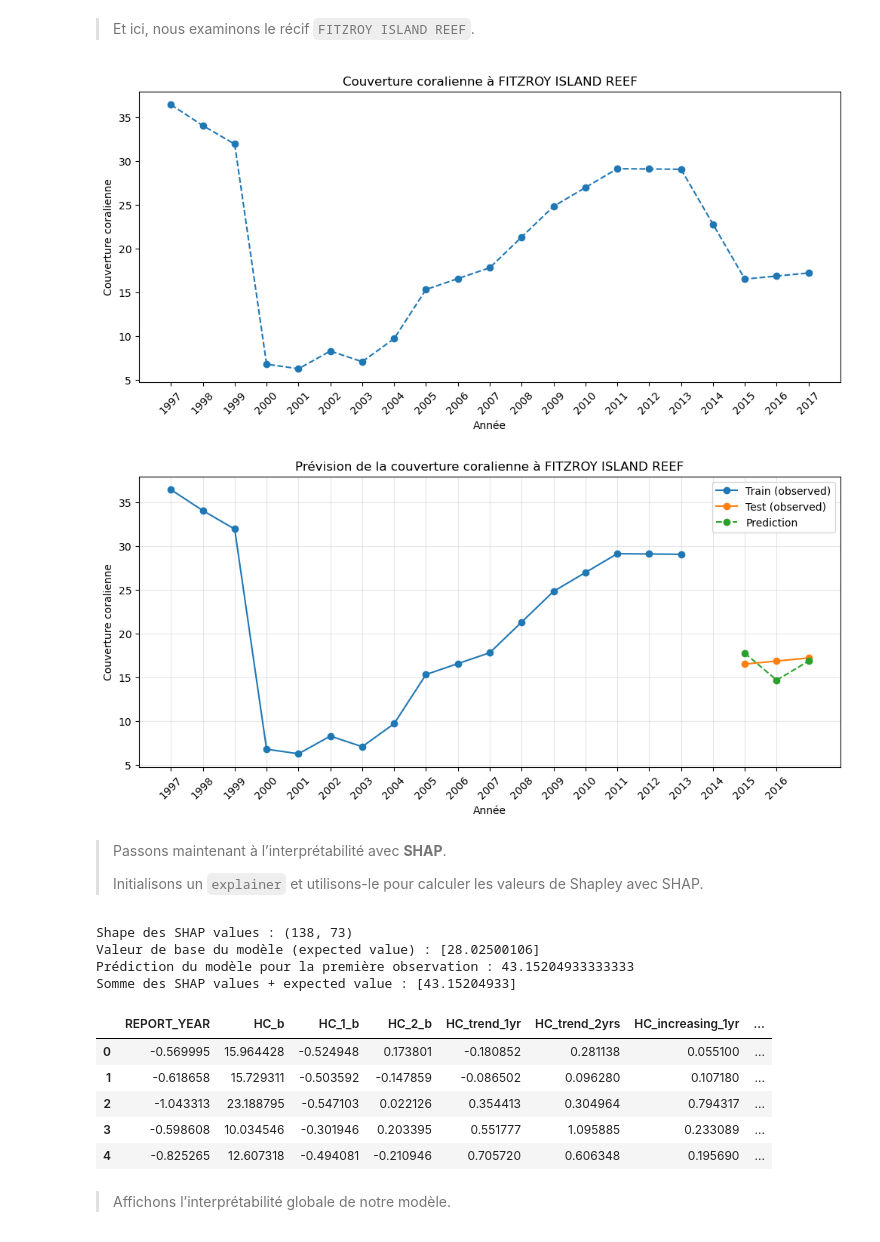
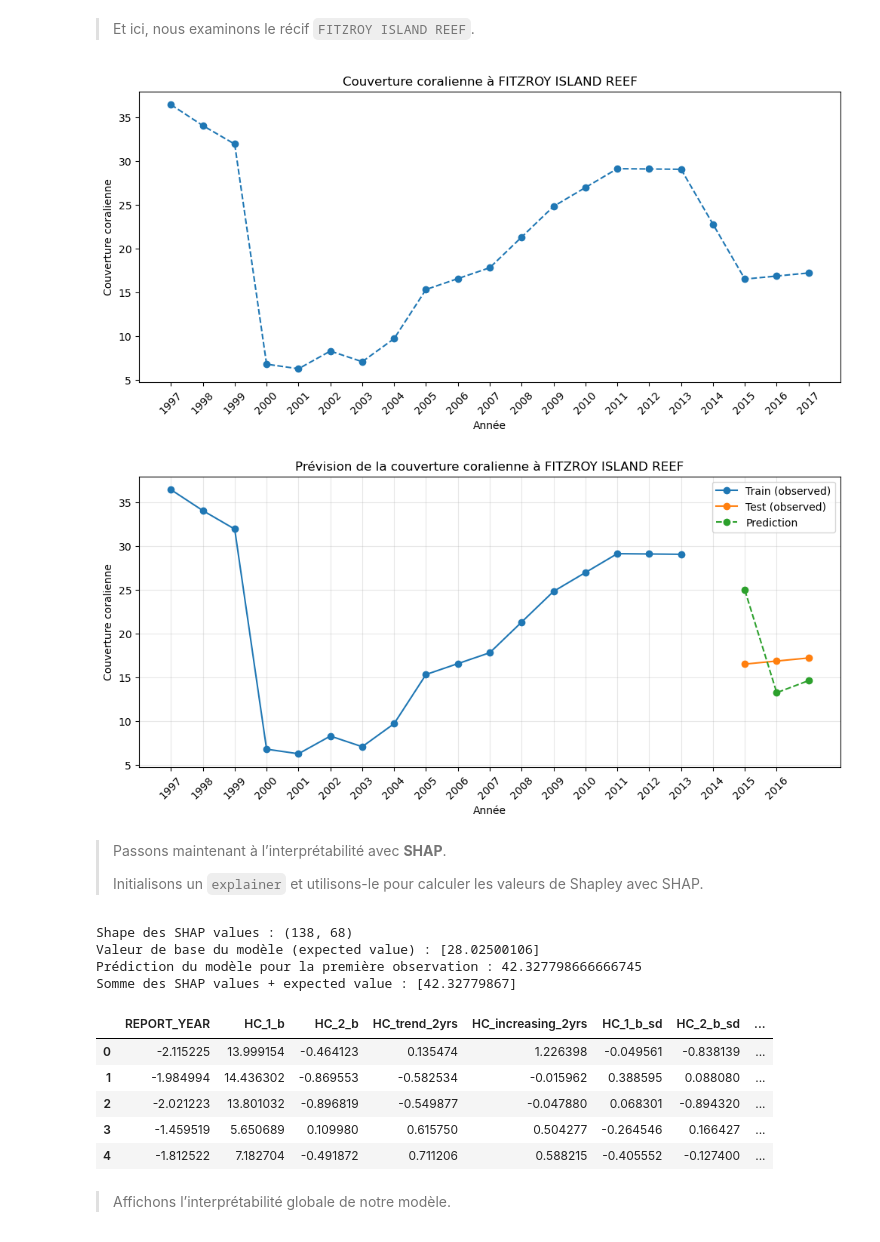
Before and after one commit to FrancescoDatascientest/OFB_Hard_Coral_Cover, a Jupyter notebook: notebooks/ofb_02_advanced_ml.ipynb, the cells around one changed output. Cells and saved outputs as stored; diff of their text form; code cells hidden in the pictures.

```diff
--- a/notebooks/ofb_02_advanced_ml.ipynb
+++ b/notebooks/ofb_02_advanced_ml.ipynb
@@ -262,8 +252,7 @@ dtype: int64
 # %%
 reef_yearly = reef_yearly.dropna(subset=[
     'HC_2_b',
-    'HC_trend_1yr',
-    'HC_trend_2yrs'
+    'HC_trend_2yrs', 'HC_2_b_sd',
 ])
 # %% [markdown]
 > Nous pouvons maintenant créer notre variable cible.
@@ -281,8 +270,11 @@ reef_yearly['HC_target'] = (
 # %% [markdown]
 > Nous séparons notre jeu d’entraînement du jeu de test en conservant la **structure chronologique**. Nous gardons les trois dernières années pour tester le modèle.
 # %%
-reef_yearly_train = reef_yearly[reef_yearly['REPORT_YEAR'] <= 2013]
-reef_yearly_test = reef_yearly[reef_yearly['REPORT_YEAR'] >= 2014]
+reef_yearly_train_viz = reef_yearly[reef_yearly['REPORT_YEAR'] <= 2013]
+reef_yearly_test_viz = reef_yearly[reef_yearly['REPORT_YEAR'] >= 2014]
+
+reef_yearly_train = reef_yearly_train_viz.drop('HC_b', axis = 1)
+reef_yearly_test = reef_yearly_test_viz.drop('HC_b', axis = 1)
 
 print(reef_yearly_train.shape)
 print(reef_yearly_test.shape)
@@ -350,7 +342,7 @@ from sklearn.ensemble import RandomForestRegressor
 from sklearn.metrics import mean_squared_error, mean_absolute_error
 from sklearn.tree import plot_tree
 
-rf = RandomForestRegressor(n_estimators=500, random_state=42, bootstrap=False)
+rf = RandomForestRegressor(n_estimators=500, random_state=42) #bootstrap=False
 rf.fit(reef_yearly_train, y_train)
 
 y_pred = rf.predict(reef_yearly_test)
@@ -405,10 +399,11 @@ Nombre d'échantillons à la racine de l'arbre : 495
 >
 > Ici, nous examinons le récif `CHICKEN REEF`.
 # %%
-reef_yearly_test['prediction'] = y_pred
+reef_yearly_test_viz = reef_yearly_test_viz.loc[reef_yearly_test.index].copy()
+reef_yearly_test_viz['prediction'] = y_pred
 
-train_reef = reef_yearly_train[reef_yearly_train['REEF_NAME_CHICKEN REEF'] == 1]
-test_reef  = reef_yearly_test[reef_yearly_test['REEF_NAME_CHICKEN REEF'] == 1]
+train_reef = reef_yearly_train_viz[reef_yearly_train['REEF_NAME_CHICKEN REEF'] == 1]
+test_reef  = reef_yearly_test_viz[reef_yearly_test['REEF_NAME_CHICKEN REEF'] == 1]
 
 test_reef_plot = test_reef.copy()
 test_reef_plot['REPORT_YEAR_target'] = test_reef_plot['REPORT_YEAR'] + 1
@@ -450,8 +445,8 @@ plt.show()
 # %% [markdown]
 > Et ici, nous examinons le récif `FITZROY ISLAND REEF`.
 # %%
-train_reef = reef_yearly_train[reef_yearly_train['REEF_NAME_FITZROY ISLAND REEF'] == 1]
-test_reef  = reef_yearly_test[reef_yearly_test['REEF_NAME_FITZROY ISLAND REEF'] == 1]
+train_reef = reef_yearly_train_viz[reef_yearly_train['REEF_NAME_FITZROY ISLAND REEF'] == 1]
+test_reef  = reef_yearly_test_viz[reef_yearly_test['REEF_NAME_FITZROY ISLAND REEF'] == 1]
 
 test_reef_plot = test_reef.copy()
 test_reef_plot['REPORT_YEAR_target'] = test_reef_plot['REPORT_YEAR'] + 1
@@ -462,34 +457,34 @@ plt.plot(reef_yearly.loc[reef_yearly['REEF_NAME'] == 'FITZROY ISLAND REEF']['REP
 plt.xlabel("Année")
 plt.ylabel("Couverture coralienne")
 plt.title("Couverture coralienne à FITZROY ISLAND REEF")
 plt.xticks(sorted(set(reef_yearly['REPORT_YEAR'])), rotation=45)
 
 
 plt.figure(figsize=(12,5))
 
 plt.plot(train_reef['REPORT_YEAR'], train_reef['HC_b'],
          label='Train (observed)', marker='o')
 
 plt.plot(test_reef_plot['REPORT_YEAR_target'], y_test.loc[test_reef.index],
          label='Test (observed)', marker='o')
 
 plt.plot(test_reef_plot['REPORT_YEAR_target'], test_reef_plot['prediction'],
          label='Prediction', linestyle='--', marker='o')
 
 plt.xlabel("Année")
 plt.ylabel("Couverture coralienne")
 plt.title("Prévision de la couverture coralienne à FITZROY ISLAND REEF")
 
 years = list(train_reef['REPORT_YEAR']) + list(test_reef['REPORT_YEAR'])
 plt.xticks(sorted(set(years)), rotation=45)
 
 plt.legend()
 plt.grid(True, alpha=0.3)
 
 plt.show()
 # %% [output]
 [figure]
-[figure, old version]
+[figure, new version]
 # %% [markdown]
 > Passons maintenant à l’interprétabilité avec **SHAP**.
 >
@@ -503,22 +498,22 @@ shap_values = explainer.shap_values(reef_yearly_test)
 
 print(f"Shape des SHAP values : {shap_values.shape}")
 print(f"Valeur de base du modèle (expected value) : {explainer.expected_value}")
-print(f"Prédiction du modèle pour la première observation : {reef_yearly_test['prediction'].iloc[0]}")
+print(f"Prédiction du modèle pour la première observation : {reef_yearly_test_viz['prediction'].iloc[0]}")
 print(f"Somme des SHAP values + expected value : {(explainer.expected_value + shap_values[0, :].sum())}")
 
 df_shap_values = pd.DataFrame(shap_values, columns = reef_yearly_test.columns)
 df_shap_values.head()
 # %% [output]
-Shape des SHAP values : (138, 73)
+Shape des SHAP values : (138, 68)
 Valeur de base du modèle (expected value) : [28.02500106]
-Prédiction du modèle pour la première observation : 43.15204933333333
-Somme des SHAP values + expected value : [43.15204933]
+Prédiction du modèle pour la première observation : 42.327798666666745
+Somme des SHAP values + expected value : [42.32779867]
-|  | REPORT_YEAR | HC_b | HC_1_b | HC_2_b | HC_trend_1yr | HC_trend_2yrs | HC_increasing_1yr | ... |
-| 0 | -0.569995 | 15.964428 | -0.524948 | 0.173801 | -0.180852 | 0.281138 | 0.055100 | ... |
-| 1 | -0.618658 | 15.729311 | -0.503592 | -0.147859 | -0.086502 | 0.096280 | 0.107180 | ... |
-| 2 | -1.043313 | 23.188795 | -0.547103 | 0.022126 | 0.354413 | 0.304964 | 0.794317 | ... |
-| 3 | -0.598608 | 10.034546 | -0.301946 | 0.203395 | 0.551777 | 1.095885 | 0.233089 | ... |
-| 4 | -0.825265 | 12.607318 | -0.494081 | -0.210946 | 0.705720 | 0.606348 | 0.195690 | ... |
+|  | REPORT_YEAR | HC_1_b | HC_2_b | HC_trend_2yrs | HC_increasing_2yrs | HC_1_b_sd | HC_2_b_sd | ... |
+| 0 | -2.115225 | 13.999154 | -0.464123 | 0.135474 | 1.226398 | -0.049561 | -0.838139 | ... |
+| 1 | -1.984994 | 14.436302 | -0.869553 | -0.582534 | -0.015962 | 0.388595 | 0.088080 | ... |
+| 2 | -2.021223 | 13.801032 | -0.896819 | -0.549877 | -0.047880 | 0.068301 | -0.894320 | ... |
+| 3 | -1.459519 | 5.650689 | 0.109980 | 0.615750 | 0.504277 | -0.264546 | 0.166427 | ... |
+| 4 | -1.812522 | 7.182704 | -0.491872 | 0.711206 | 0.588215 | -0.405552 | -0.127400 | ... |
 # %% [markdown]
 > Affichons l’interprétabilité globale de notre modèle.
 # %%
```
Also changed, not shown: parts of 12 cells of this notebook, 2 other files.
